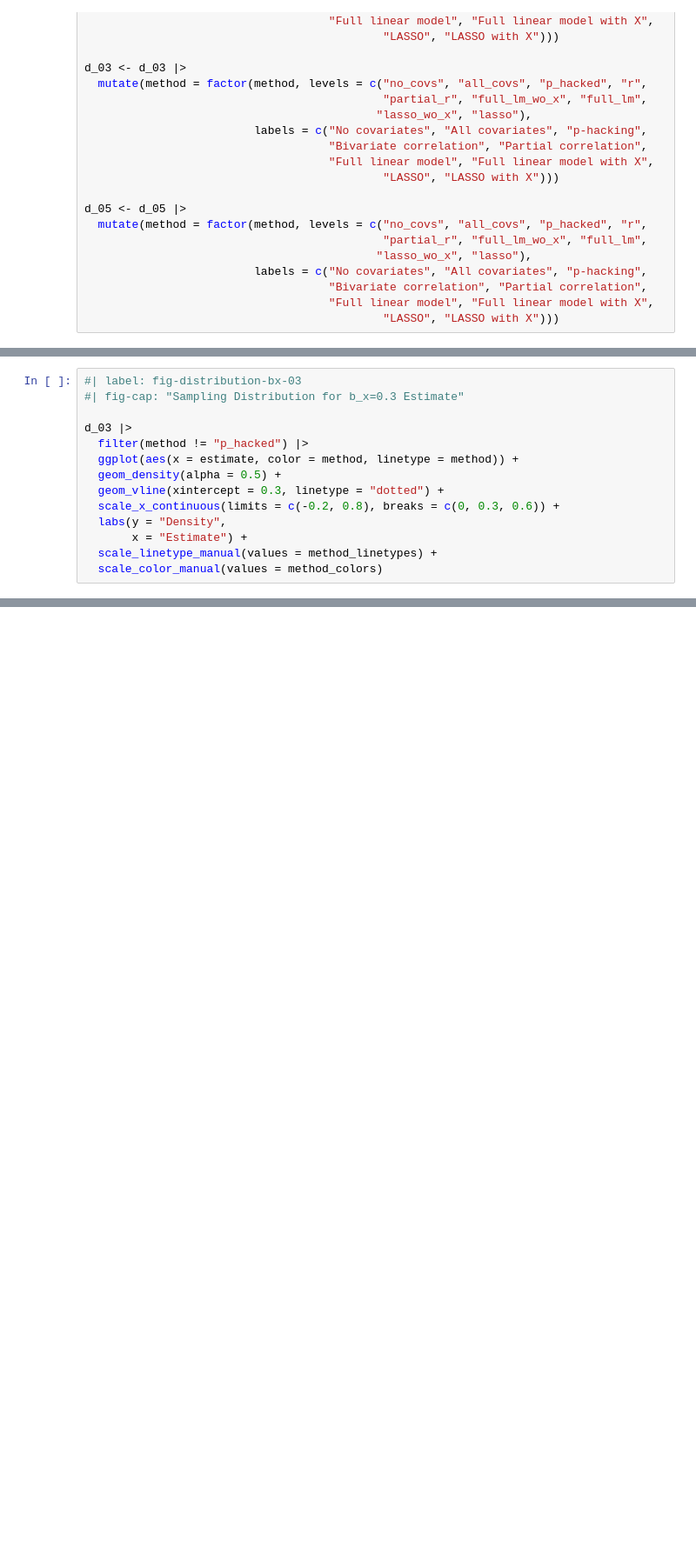
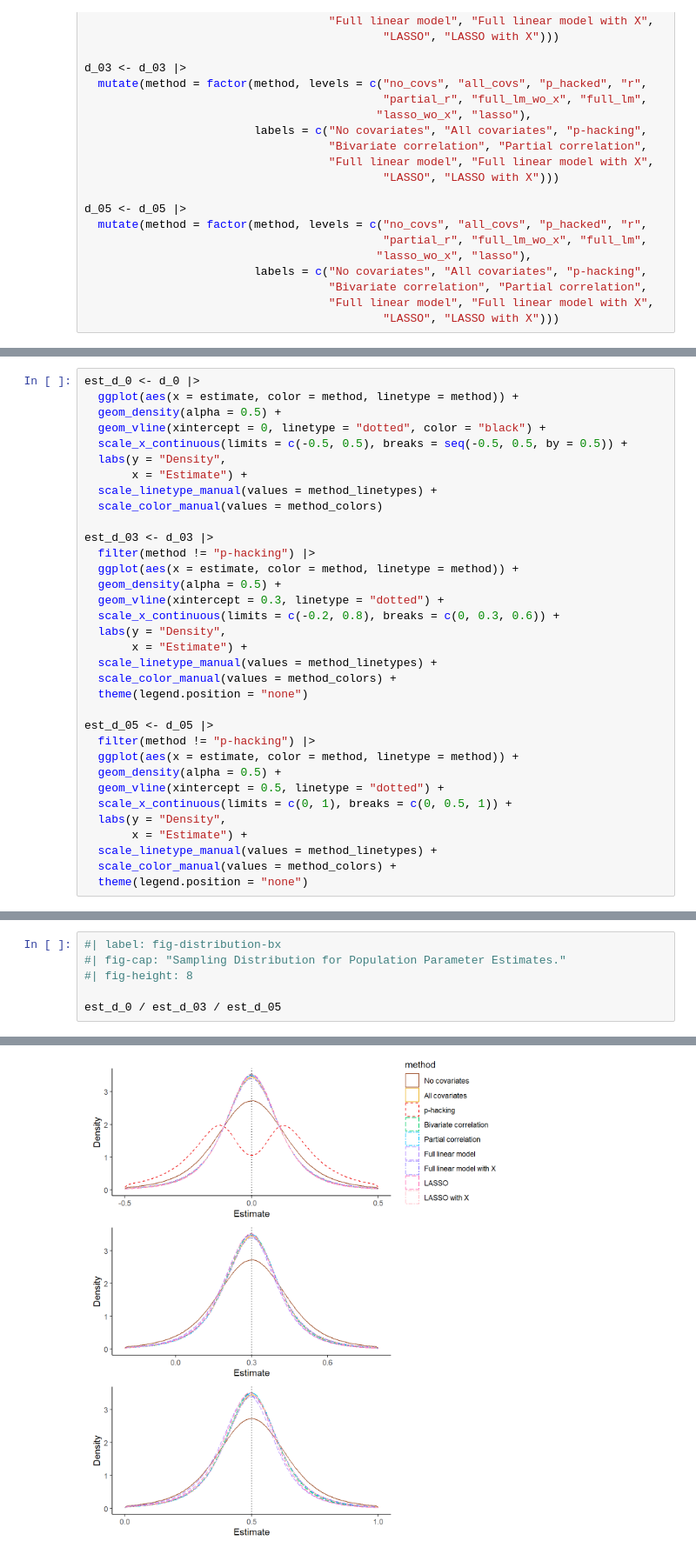
Before and after one commit to jjcurtin/study_cov, a Jupyter notebook: _manuscript/notebooks/mak_figures.embed.ipynb, the cells around one changed output, grey strips where cells are left out. Shown at 87% size. Drawn from its saved outputs; the diff is of its cells as text; blank space fills up the shorter version.

```diff
--- a/_manuscript/notebooks/mak_figures.embed.ipynb
+++ b/_manuscript/notebooks/mak_figures.embed.ipynb
@@ -400,9 +360,16 @@ d_05 |>
 # %%
-#| label: fig-distribution-bx-03
-#| fig-cap: "Sampling Distribution for b_x=0.3 Estimate"
+est_d_0 <- d_0 |>
+  ggplot(aes(x = estimate, color = method, linetype = method)) +
+  geom_density(alpha = 0.5) +
+  geom_vline(xintercept = 0, linetype = "dotted", color = "black") +
+  scale_x_continuous(limits = c(-0.5, 0.5), breaks = seq(-0.5, 0.5, by = 0.5)) +
+  labs(y = "Density",
+       x = "Estimate") +
+  scale_linetype_manual(values = method_linetypes) +
+  scale_color_manual(values = method_colors)
 
-d_03 |>
-  filter(method != "p_hacked") |>
+est_d_03 <- d_03 |>
+  filter(method != "p-hacking") |>
   ggplot(aes(x = estimate, color = method, linetype = method)) +
   geom_density(alpha = 0.5) +
   geom_vline(xintercept = 0.3, linetype = "dotted") +
@@ -410,4 +377,17 @@ d_03 |>
   labs(y = "Density",
        x = "Estimate") +
   scale_linetype_manual(values = method_linetypes) +
-  scale_color_manual(values = method_colors)
+  scale_color_manual(values = method_colors) +
+  theme(legend.position = "none")
+
+est_d_05 <- d_05 |>
+  filter(method != "p-hacking") |>
+  ggplot(aes(x = estimate, color = method, linetype = method)) +
+  geom_density(alpha = 0.5) +
+  geom_vline(xintercept = 0.5, linetype = "dotted") +
+  scale_x_continuous(limits = c(0, 1), breaks = c(0, 0.5, 1)) +
+  labs(y = "Density",
+       x = "Estimate") +
+  scale_linetype_manual(values = method_linetypes) +
+  scale_color_manual(values = method_colors) +
+  theme(legend.position = "none")
@@ -435,0 +394,7 @@ Warning: Removed 660359 rows containing non-finite outside the scale range
+# %%
+#| label: fig-distribution-bx
+#| fig-cap: "Sampling Distribution for Population Parameter Estimates."
+#| fig-height: 8
+
+est_d_0 / est_d_03 / est_d_05
+# %% [output]
@@ -435,0 +405 @@ Warning: Removed 660359 rows containing non-finite outside the scale range
+[figure, added]
```
Also changed, not shown: parts of 27 cells of this notebook, 51 other files.
